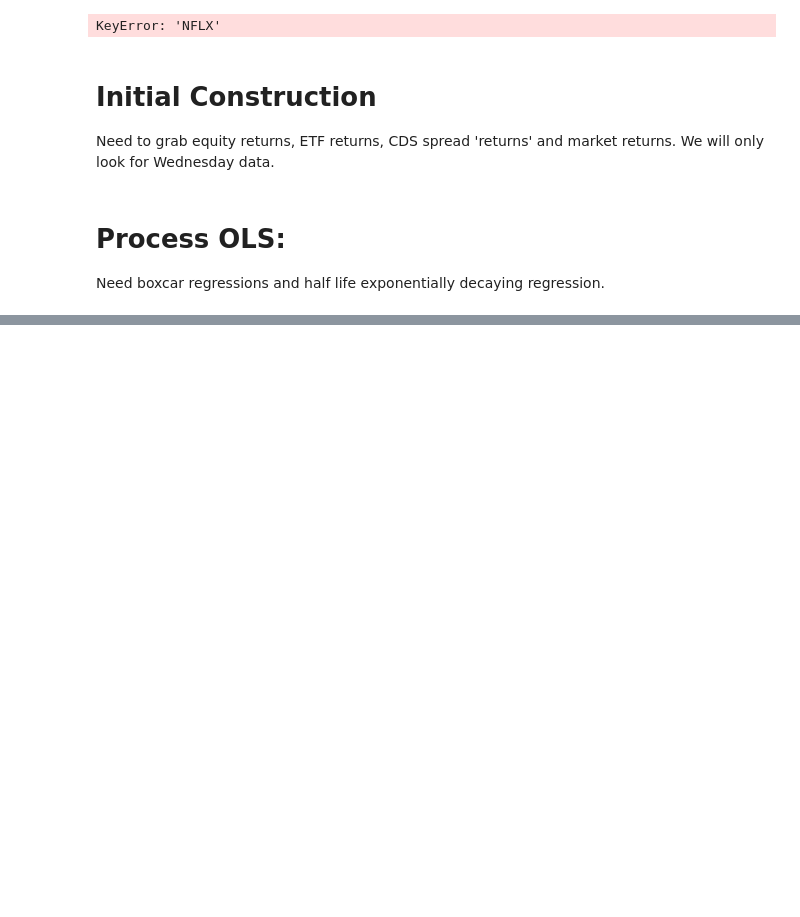
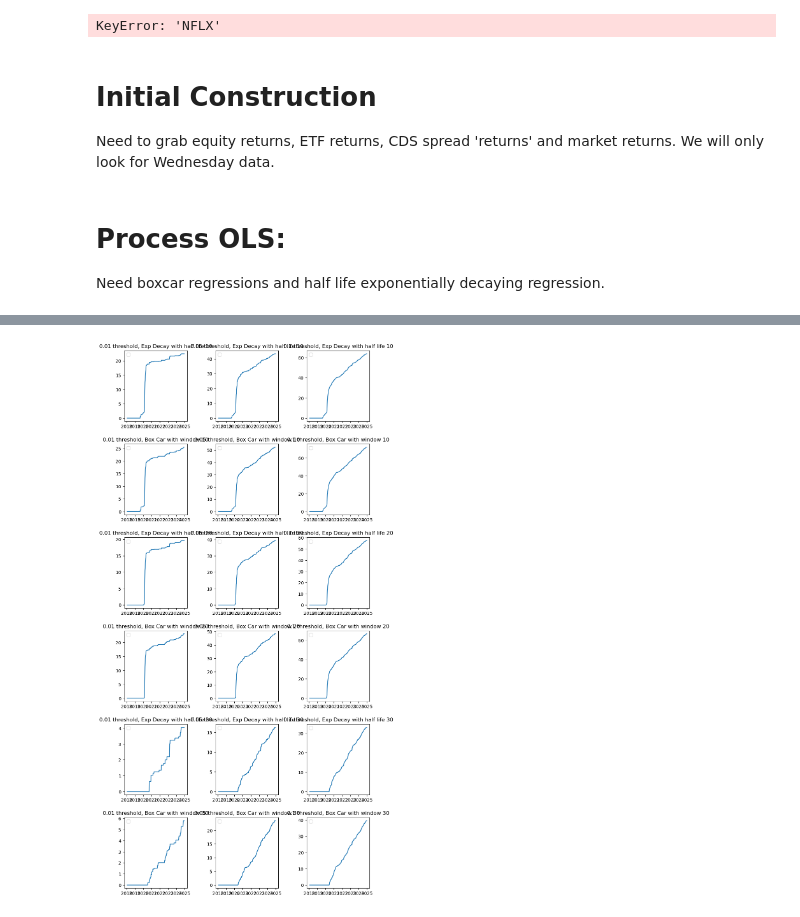
Before and after one commit to vinnyyx/QTS-2025, a Jupyter notebook: CDS trading strats/cds hw6.ipynb, the cells around one changed output, grey strips where cells are left out. Cells and saved outputs as stored; diff of their text form; code cells hidden in the pictures; blank space fills up the shorter version.

```diff
--- a/CDS trading strats/cds hw6.ipynb
+++ b/CDS trading strats/cds hw6.ipynb
@@ -326,0 +472,37 @@ ValueError: Need to specify at least one of 'labels', 'index' or 'columns'
+# %%
+mp_list = []
+f_list = [10, 20, 30]
+exp_list = [True, False]
+p_list = [0.01, 0.05, 0.10]
+
+for f in f_list:
+    for e in exp_list:
+        for p in p_list:
+            mp_list.append((f, e, p))
+# %%
+def graph_elements(cols_to_graph, eq_df, cds_df, mp_list):
+    # select the column we want to graph vs date
+    # model_params_list is a list of tuples in form (factor, exp, percentile)
+
+    fig, axes = plt.subplots(nrows=6, ncols=3, figsize=(9, 18))
+    fig.tight_layout(pad=3.0)
+    ax_arr = axes.flat
+
+    for i in range(18):  # Iterate over all axes
+        factor, exp, percentile = mp_list[i]
+        ax = ax_arr[i]
+        df = process_model_ret(eq_df, cds_df, percentile, factor, exp=exp)
+
+        x = df.index
+        y = df[cols_to_graph]
+        ax.plot(x, y)
+
+        model_name = 'Exp Decay with half life' if exp else 'Box Car with window'
+
+        name = f'{percentile} threshold, {model_name} {factor}'
+        ax.set_title(name)
+        ax.legend()
+# %%
+graph_elements('total pnl', eq_ret_df, cds_ret_df, mp_list)
+# %% [output]
+[figure, added]
```
Also changed, not shown: parts of 16 cells of this notebook.
